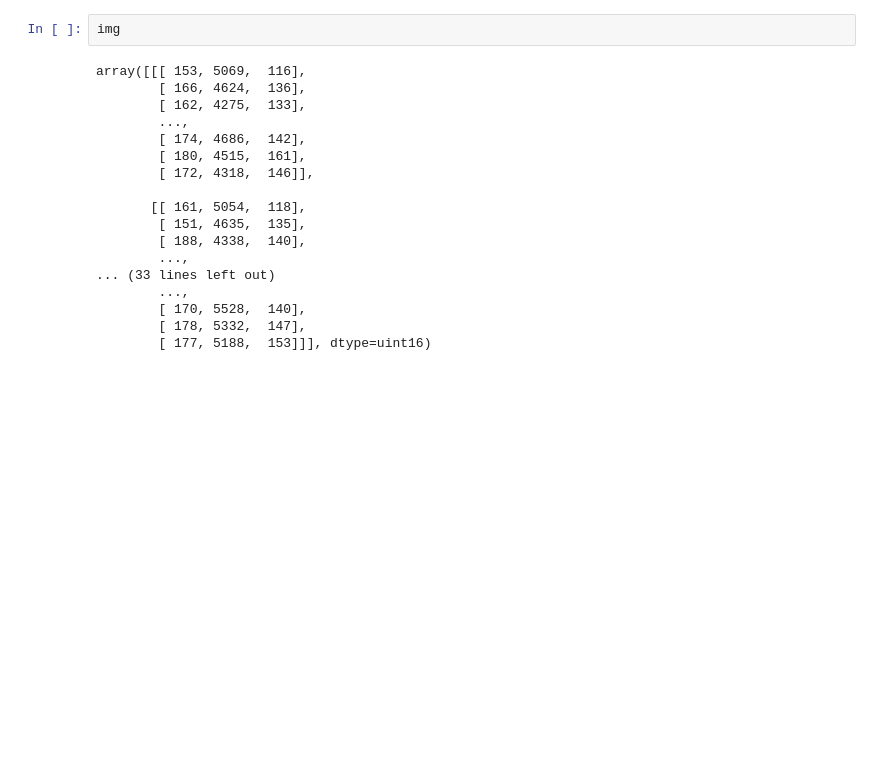
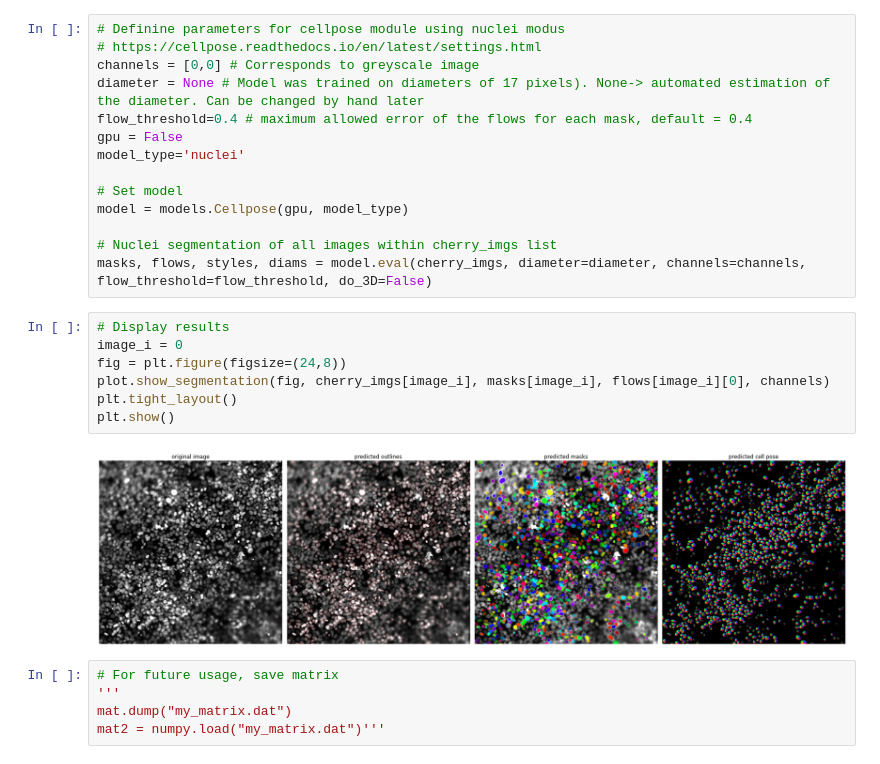
Before and after one commit to CS-433/ml-project-2-transcripted_cherry, a Jupyter notebook: Jupyter notebooks/nuclei_regression.ipynb, the cells around one changed output. Cells and saved outputs as stored; diff of their text form; blank space fills up the shorter version.

Commit message:
First regression model

```diff
--- a/Jupyter notebooks/nuclei_regression.ipynb
+++ b/Jupyter notebooks/nuclei_regression.ipynb
@@ -59,20 +50,28 @@ Image: C:\Users\Sophia\Documents\EPFL\3rd_semester\Machine learning\project\P2//
-# %%
-img
-# %% [output]
-array([[[ 153, 5069,  116],
-        [ 166, 4624,  136],
-        [ 162, 4275,  133],
-        ...,
-        [ 174, 4686,  142],
-        [ 180, 4515,  161],
-        [ 172, 4318,  146]],
-
-       [[ 161, 5054,  118],
-        [ 151, 4635,  135],
-        [ 188, 4338,  140],
-        ...,
-... (33 lines left out)
-        ...,
-        [ 170, 5528,  140],
-        [ 178, 5332,  147],
-        [ 177, 5188,  153]]], dtype=uint16)
+# %%
+# Definine parameters for cellpose module using nuclei modus
+# https://cellpose.readthedocs.io/en/latest/settings.html
+channels = [0,0] # Corresponds to greyscale image
+diameter = None # Model was trained on diameters of 17 pixels). None-> automated estimation of the diameter. Can be changed by hand later
+flow_threshold=0.4 # maximum allowed error of the flows for each mask, default = 0.4
+gpu = False
+model_type='nuclei'
+
+# Set model
+model = models.Cellpose(gpu, model_type)
+
+# Nuclei segmentation of all images within cherry_imgs list
+masks, flows, styles, diams = model.eval(cherry_imgs, diameter=diameter, channels=channels, flow_threshold=flow_threshold, do_3D=False)
+# %%
+# Display results
+image_i = 0
+fig = plt.figure(figsize=(24,8))
+plot.show_segmentation(fig, cherry_imgs[image_i], masks[image_i], flows[image_i][0], channels)
+plt.tight_layout()
+plt.show()
+# %% [output]
+[figure, added]
+# %%
+# For future usage, save matrix
+'''
+mat.dump("my_matrix.dat")
+mat2 = numpy.load("my_matrix.dat")'''
```
Also changed, not shown: parts of 6 cells of this notebook.
